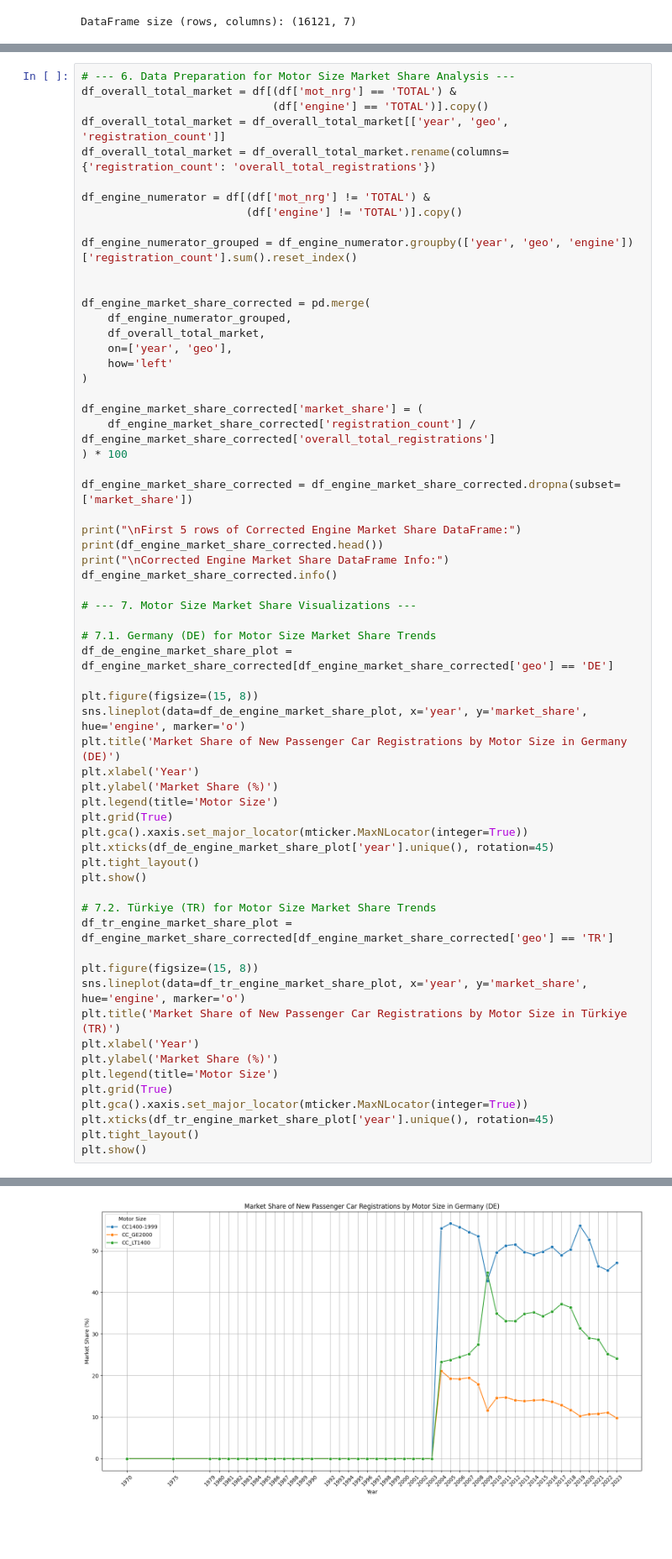
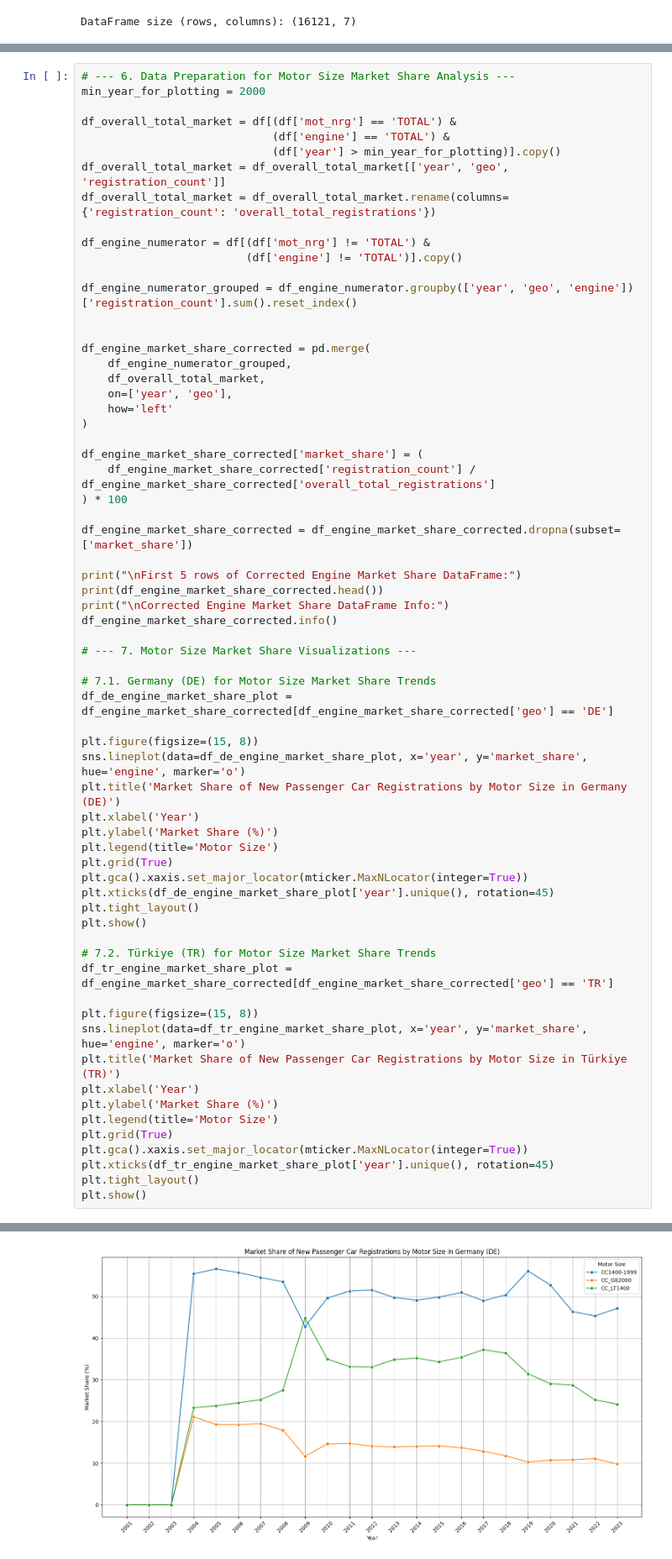
Before and after one commit to dogan-the-analyst/European_Passenger_Car_Market_Analysis, a Jupyter notebook: Automotive_Data_Analysis.ipynb, the cells around one changed output, grey strips where cells are left out. Shown at 84% size. Drawn from its saved outputs; the diff is of its cells as text; blank space fills up the shorter version.

```diff
--- a/Automotive_Data_Analysis.ipynb
+++ b/Automotive_Data_Analysis.ipynb
@@ -308,7 +311,10 @@ memory usage: 555.3+ KB
 # %%
 # --- 6. Data Preparation for Motor Size Market Share Analysis ---
+min_year_for_plotting = 2000
+
 df_overall_total_market = df[(df['mot_nrg'] == 'TOTAL') &
-                             (df['engine'] == 'TOTAL')].copy()
+                             (df['engine'] == 'TOTAL') &
+                             (df['year'] > min_year_for_plotting)].copy()
 df_overall_total_market = df_overall_total_market[['year', 'geo', 'registration_count']]
 df_overall_total_market = df_overall_total_market.rename(columns={'registration_count': 'overall_total_registrations'})
 
@@ -388 +394 @@ memory usage: 177.4+ KB
-[figure, old version]
+[figure, new version]
```
Also changed, not shown: parts of 5 cells of this notebook, 4 other files.
